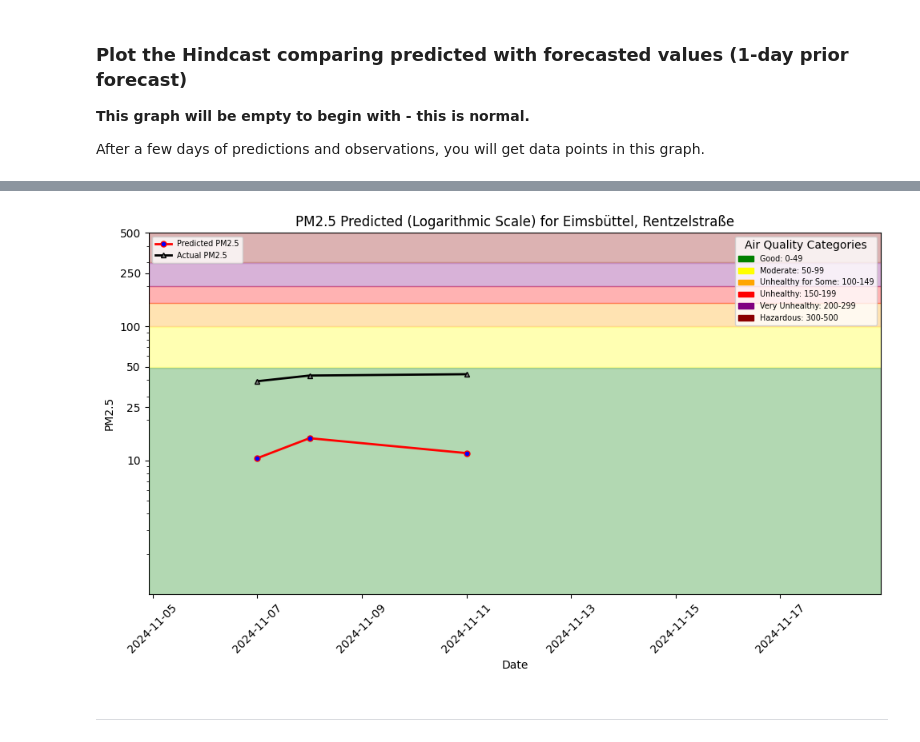
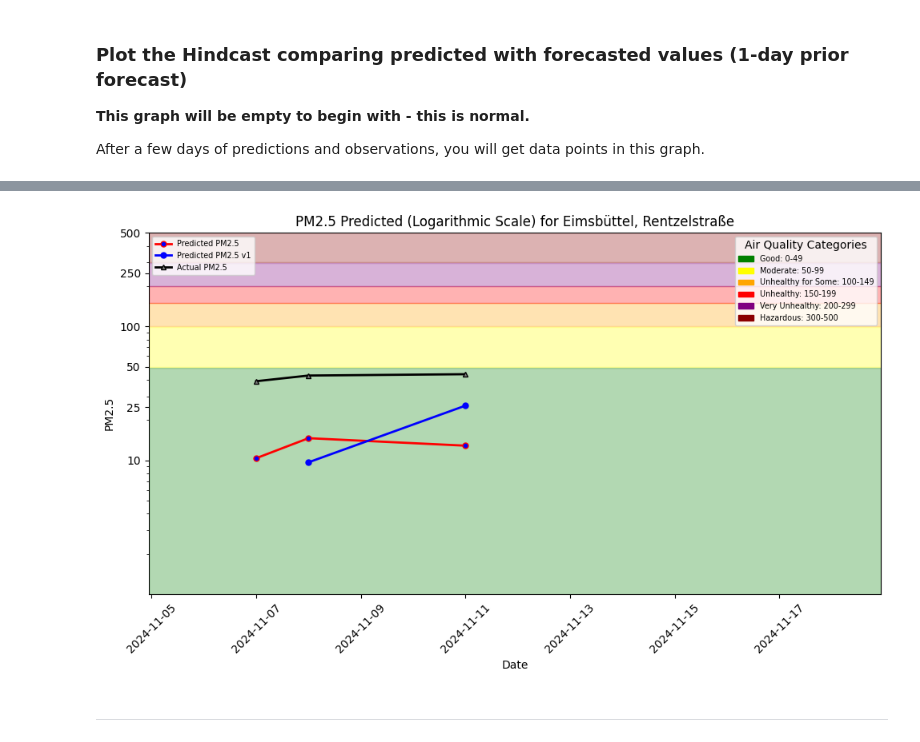
Before and after one commit to chinadupaya/mlfs-book, a Jupyter notebook: notebooks/ch03/4_air_quality_batch_inference.ipynb, the cells around one changed output, grey strips where cells are left out. Drawn from its saved outputs; the diff is of its cells as text; code cells hidden in the pictures.

Commit message:
Update graph and page to compare with v1

```diff
--- a/notebooks/ch03/4_air_quality_batch_inference.ipynb
+++ b/notebooks/ch03/4_air_quality_batch_inference.ipynb
@@ -498,8 +517,11 @@ plt.show()
 # %%
+import importlib
+importlib.reload(util)
+
 file_path = "../../docs/air-quality/assets/img/pm25_hindcast_1day_1.png"
-plt_1 = util.plot_air_quality_forecast(city, street, hindcast_df_1, file_path, hindcast=True)
-plt_1.show()
+plt = util.plot_air_quality_forecast_merge(city, street, hindcast_df_1, hindcast_df, file_path, hindcast=True)
+plt.show()
 # %% [output]
-[figure, old version]
+[figure, new version]
 # %% [markdown]
 ---
```
Also changed, not shown: parts of 24 cells of this notebook, 6 other files.
